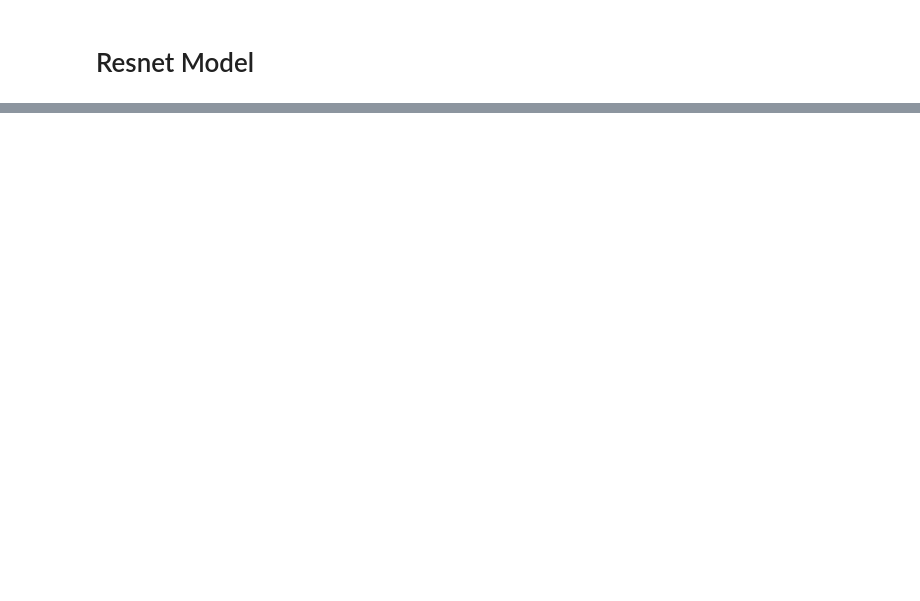
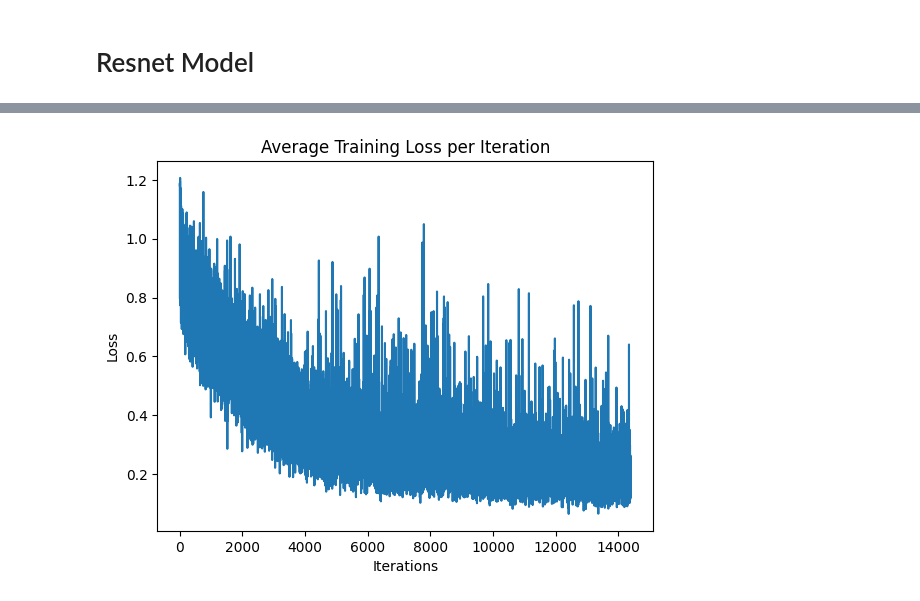
Before and after one commit to Hamza-333/Image_Segmentation, a Jupyter notebook: CSC420_Final_Project.ipynb, the cells around one changed output, grey strips where cells are left out. Saved outputs shown, nothing was run; the diff lists cells and outputs as text; code cells hidden in the pictures; blank space fills up the shorter version.

```diff
--- a/CSC420_Final_Project.ipynb
+++ b/CSC420_Final_Project.ipynb
@@ -1018,0 +654,3 @@ print(np.unique(target.cpu().numpy(), return_counts=True))
+# %%
+task = 'clothing'
+clothing_model = ImageSegmentation(num_blocks=num_blocks_clothing, dilations=dilations_clothing, task=task)
@@ -1018,0 +667,15 @@ print(np.unique(target.cpu().numpy(), return_counts=True))
+# %%
+person_model = ImageSegmentation(num_blocks=num_blocks_person, dilations=dilations_person, task='person')
+# %%
+person_model.load("/content/gdrive/MyDrive/CSC420_Final_Project/project3/project3/checkpoints/person_checkpoint/checkpoint-1-1-1-1-dial-4-4-6-8-blocks40")
+# %%
+iters, train_losses, epochs, train_accs, val_accs, train_ious, val_ious = clothing_train(person_model, train_data_clothing,
+                                                          val_data_clothing, clothing_model,
+                                                          num_epochs=60,
+                                                          learning_rate=0.0005,
+                                                          batch_size=2,
+                                                          weight_decay=0,
+                                                          checkpoint_path=clothing_checkpoint_path,
+                                                          checkpoint_dir=clothing_checkpoint_dir,
+                                                          num_classes=7,
+                                                          class_weights=None)
@@ -1018,0 +733,8 @@ print(np.unique(target.cpu().numpy(), return_counts=True))
+# %%
+plt.plot(iters, train_losses)
+plt.title("Average Training Loss per Iteration")
+plt.xlabel("Iterations")
+plt.ylabel("Loss")
+plt.show()
+# %% [output]
+[figure, added]
```
Also changed, not shown: parts of 91 cells of this notebook.
